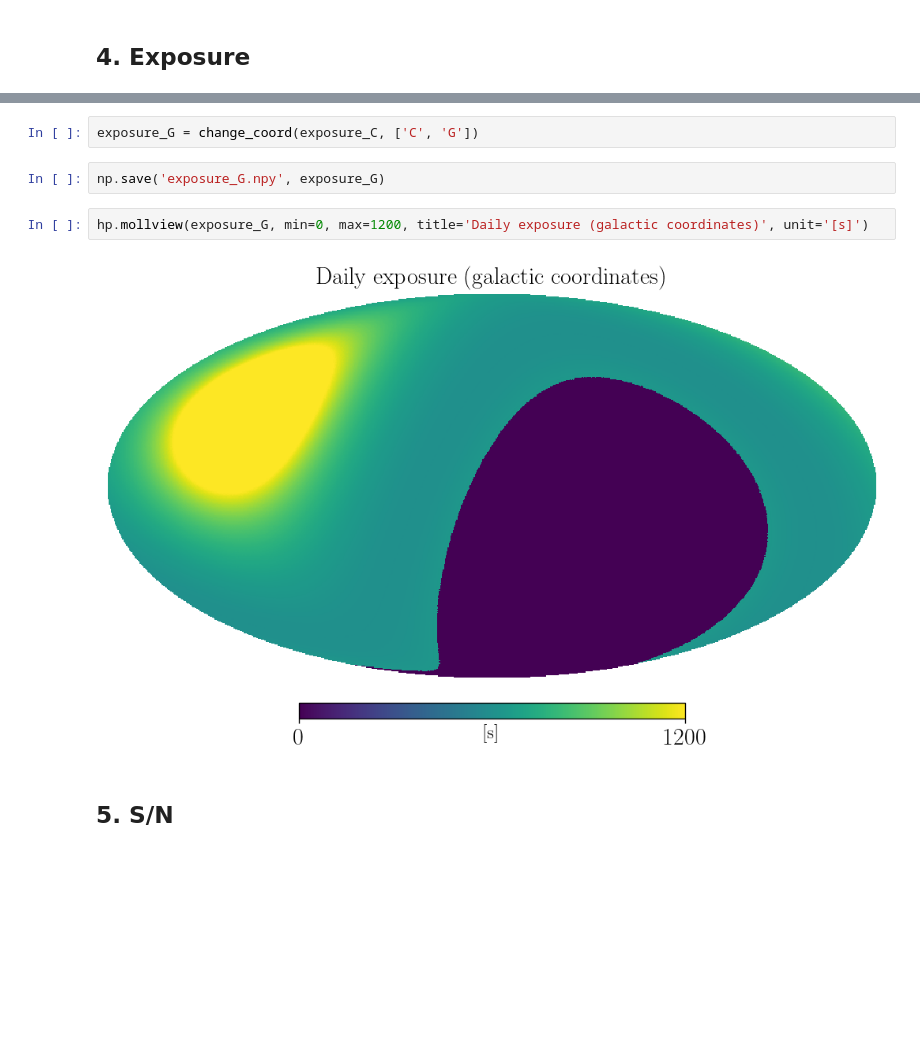
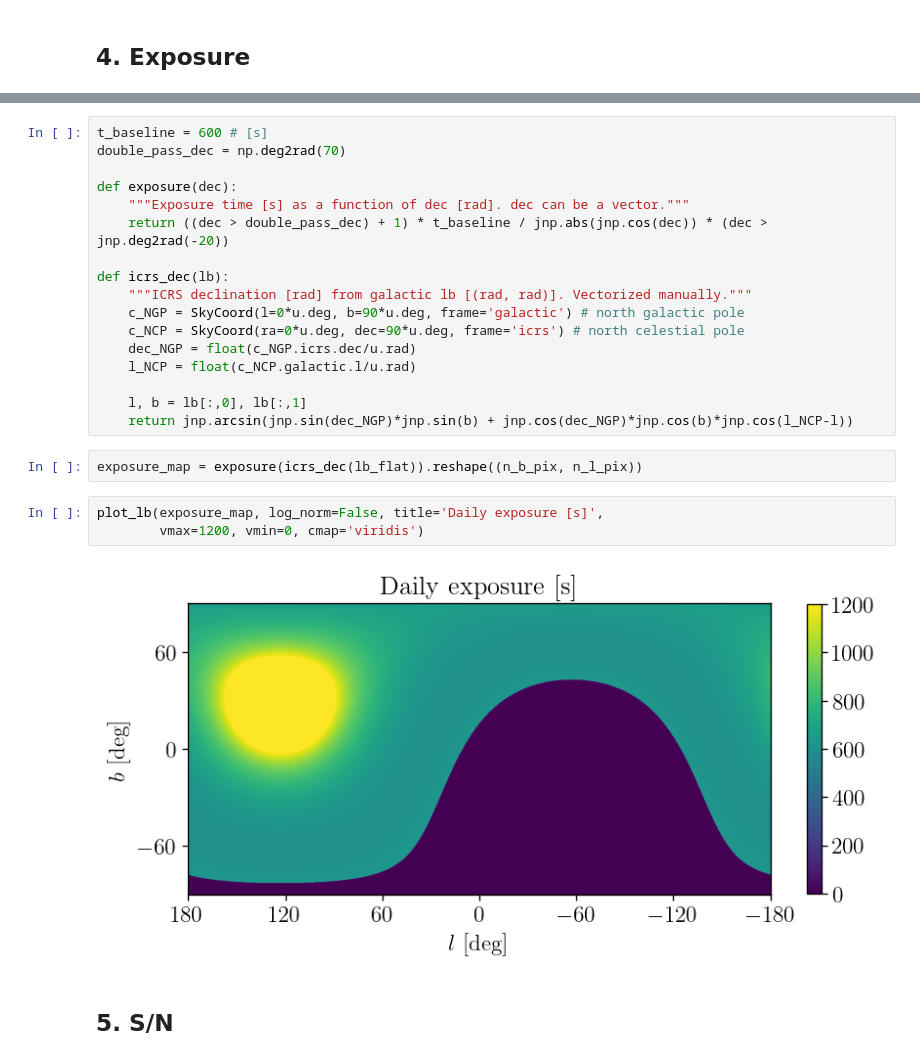
Before and after one commit to yitiansun/axion-mirror, a Jupyter notebook: notebook/CHIME_estimate.ipynb, the cells around one changed output, grey strips where cells are left out. Cells and saved outputs as stored; diff of their text form; blank space fills up the shorter version.

```diff
--- a/notebook/CHIME_estimate.ipynb
+++ b/notebook/CHIME_estimate.ipynb
@@ -175,11 +137,27 @@ def change_coord(m, coord):
-# %%
-exposure_G = change_coord(exposure_C, ['C', 'G'])
-# %%
-np.save('exposure_G.npy', exposure_G)
-# %%
-hp.mollview(exposure_G, min=0, max=1200, title='Daily exposure (galactic coordinates)', unit='[s]')
-# %% [output]
-[figure, removed]
+# %%
+t_baseline = 600 # [s]
+double_pass_dec = np.deg2rad(70)
+
+def exposure(dec):
+    """Exposure time [s] as a function of dec [rad]. dec can be a vector."""
+    return ((dec > double_pass_dec) + 1) * t_baseline / jnp.abs(jnp.cos(dec)) * (dec > jnp.deg2rad(-20))
+
+def icrs_dec(lb):
+    """ICRS declination [rad] from galactic lb [(rad, rad)]. Vectorized manually."""
+    c_NGP = SkyCoord(l=0*u.deg, b=90*u.deg, frame='galactic') # north galactic pole
+    c_NCP = SkyCoord(ra=0*u.deg, dec=90*u.deg, frame='icrs') # north celestial pole
+    dec_NGP = float(c_NGP.icrs.dec/u.rad)
+    l_NCP = float(c_NCP.galactic.l/u.rad)
+
+    l, b = lb[:,0], lb[:,1]
+    return jnp.arcsin(jnp.sin(dec_NGP)*jnp.sin(b) + jnp.cos(dec_NGP)*jnp.cos(b)*jnp.cos(l_NCP-l))
+# %%
+exposure_map = exposure(icrs_dec(lb_flat)).reshape((n_b_pix, n_l_pix))
+# %%
+plot_lb(exposure_map, log_norm=False, title='Daily exposure [s]',
+        vmax=1200, vmin=0, cmap='viridis')
+# %% [output]
+[figure, added]
 # %% [markdown]
 ## 5. S/N
 # %% [markdown]
```
Also changed, not shown: parts of 38 cells of this notebook, 18 other files.
